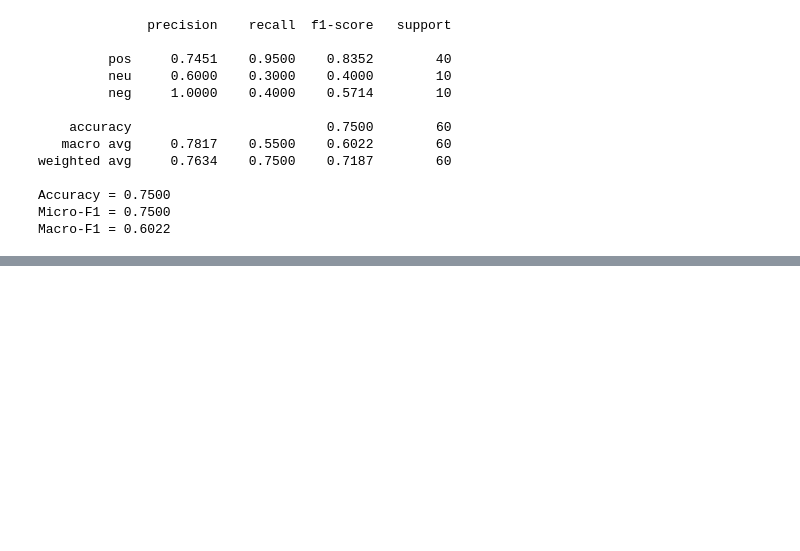
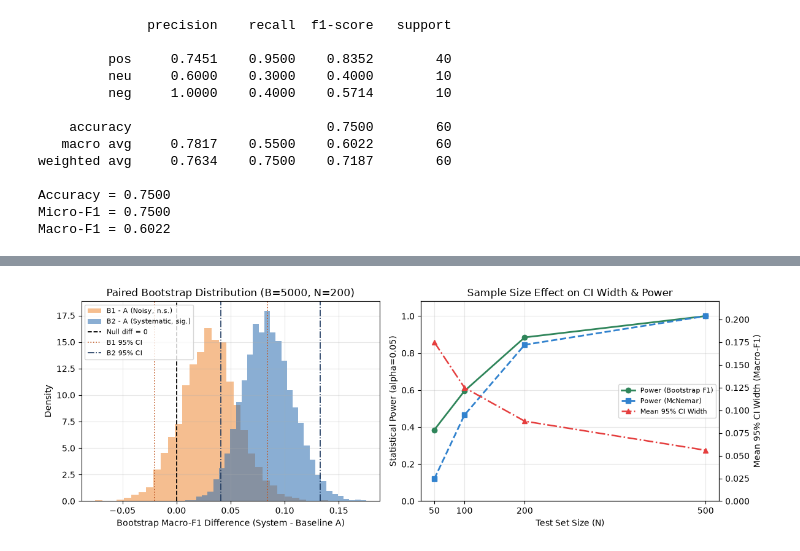
Before and after one commit to mamorlis/nlpbook, a Jupyter notebook: notebooks/ch1_evaluation.ipynb, the cells around one changed output, grey strips where cells are left out. Cells and saved outputs as stored; diff of their text form; code cells hidden in the pictures; blank space fills up the shorter version.

```diff
--- a/notebooks/ch1_evaluation.ipynb
+++ b/notebooks/ch1_evaluation.ipynb
@@ -239,0 +387,81 @@ Macro-F1 = 0.6022
+# %%
+# 2. サンプルサイズ N in {50, 100, 200, 500} が信頼区間幅と検出力 (Statistical Power) に与える影響
+rng_sim = np.random.default_rng(123)
+sample_sizes = [50, 100, 200, 500]
+n_trials = 200
+n_boot_sim = 500
+size_rows = []
+
+for N in sample_sizes:
+    ci_widths = []
+    mc_sig_cnt = 0
+    bt_sig_cnt = 0
+    for _ in range(n_trials):
+        y = rng_sim.choice([0, 1, 2], size=N, p=[0.5, 0.25, 0.25])
+        err_a = rng_sim.random(N) < 0.24
+        pa = np.where(err_a, (y + rng_sim.integers(1, 3, size=N)) % 3, y)
+        fix_b = err_a & (rng_sim.random(N) < 0.35)
+        reg_b = (~err_a) & (rng_sim.random(N) < 0.02)
+        pb = y.copy()
+        pb[err_a & ~fix_b] = pa[err_a & ~fix_b]
+        pb[reg_b] = (y[reg_b] + 1) % 3
+
+        if mcnemar_test(y, pa, pb)["p_exact"] < 0.05:
+            mc_sig_cnt += 1
+        idx = rng_sim.integers(0, N, size=(n_boot_sim, N))
+        diffs = batch_macro_f1(y[idx], pb[idx]) - batch_macro_f1(y[idx], pa[idx])
+        lo, hi = np.percentile(diffs, [2.5, 97.5])
+        ci_widths.append(float(hi - lo))
+        p_bt = min(1.0, 2.0 * min(float(np.mean(diffs <= 0.0)), float(np.mean(diffs >= 0.0))))
+        if p_bt < 0.05:
+            bt_sig_cnt += 1
+
+    size_rows.append({
+        "N": N,
+        "平均 95% CI 幅": round(float(np.mean(ci_widths)), 3),
+        "検出力 (McNemar)": round(mc_sig_cnt / n_trials, 3),
+        "検出力 (Bootstrap F1)": round(bt_sig_cnt / n_trials, 3),
+    })
+
+df_size = pd.DataFrame(size_rows)
+print("=== 同一の真の差 (Macro-F1 約 +0.06) に対するサンプルサイズ別の CI 幅と検出力 ===")
+display(df_size)
+
+# 3. 可視化（英語表記ラベルのみ）
+fig, axes = plt.subplots(1, 2, figsize=(12.0, 4.2))
+
+# Left: Bootstrap Delta Macro-F1 distributions
+axes[0].hist(f1_diffs_b1, bins=32, alpha=0.55, color="#ed8936", density=True, label="B1 - A (Noisy, n.s.)")
+axes[0].hist(f1_diffs_b2, bins=32, alpha=0.55, color="#2b6cb0", density=True, label="B2 - A (Systematic, sig.)")
+axes[0].axvline(0.0, color="black", linestyle="--", linewidth=1.3, label="Null diff = 0")
+axes[0].axvline(f1_b1["ci_lo"], color="#c05621", linestyle=":", linewidth=1.2)
+axes[0].axvline(f1_b1["ci_hi"], color="#c05621", linestyle=":", linewidth=1.2, label="B1 95% CI")
+axes[0].axvline(f1_b2["ci_lo"], color="#1a365d", linestyle="-.", linewidth=1.2)
+axes[0].axvline(f1_b2["ci_hi"], color="#1a365d", linestyle="-.", linewidth=1.2, label="B2 95% CI")
+axes[0].set_xlabel("Bootstrap Macro-F1 Difference (System - Baseline A)")
+axes[0].set_ylabel("Density")
+axes[0].set_title("Paired Bootstrap Distribution (B=5000, N=200)")
+axes[0].legend(fontsize=8, loc="upper left")
+axes[0].grid(alpha=0.3)
+
+# Right: Sample size effect on CI width and power
+ax_r1 = axes[1]
+ax_r2 = ax_r1.twinx()
+l1 = ax_r1.plot(df_size["N"], df_size["検出力 (Bootstrap F1)"], marker="o", color="#2f855a", linewidth=2, label="Power (Bootstrap F1)")
+l2 = ax_r1.plot(df_size["N"], df_size["検出力 (McNemar)"], marker="s", color="#3182ce", linestyle="--", linewidth=2, label="Power (McNemar)")
+l3 = ax_r2.plot(df_size["N"], df_size["平均 95% CI 幅"], marker="^", color="#e53e3e", linestyle="-.", linewidth=1.8, label="Mean 95% CI Width")
+ax_r1.set_xticks(sample_sizes)
+ax_r1.set_xlabel("Test Set Size (N)")
+ax_r1.set_ylabel("Statistical Power (alpha=0.05)")
+ax_r2.set_ylabel("Mean 95% CI Width (Macro-F1)")
+ax_r1.set_ylim(0.0, 1.08)
+ax_r2.set_ylim(0.0, 0.22)
+ax_r1.set_title("Sample Size Effect on CI Width & Power")
+lines = l1 + l2 + l3
+labels = [l.get_label() for l in lines]
+ax_r1.legend(lines, labels, loc="center right", fontsize=8)
+ax_r1.grid(alpha=0.3)
+
+plt.tight_layout()
+plt.show()
+# %% [output]
@@ -239,0 +474 @@ Macro-F1 = 0.6022
+[figure, added]
```
Also changed, not shown: parts of 5 cells of this notebook, 8 other files.
